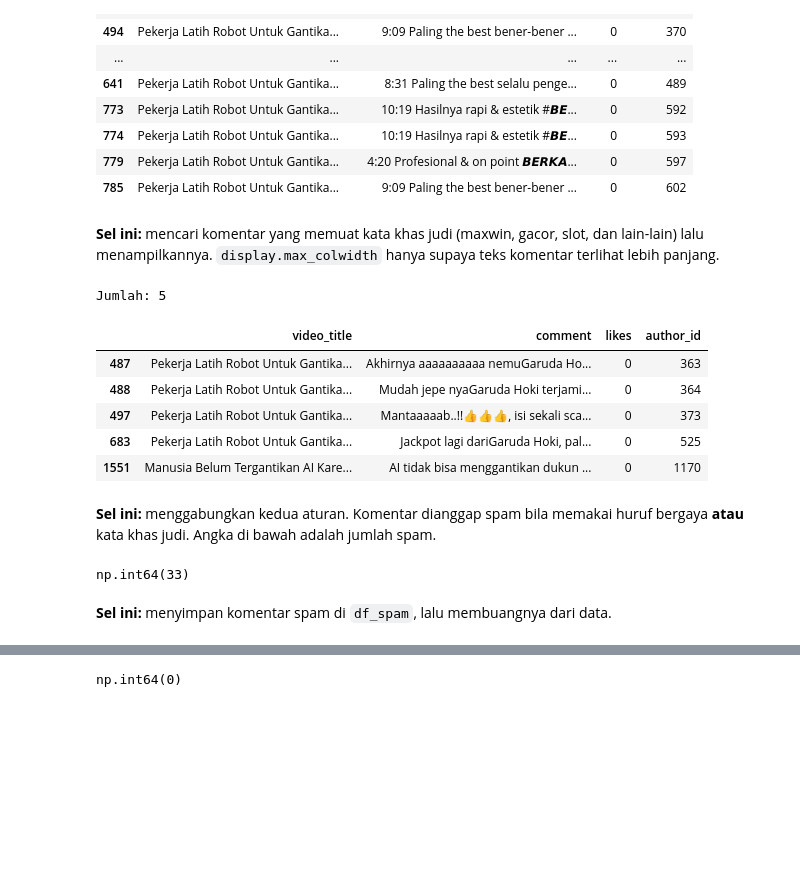
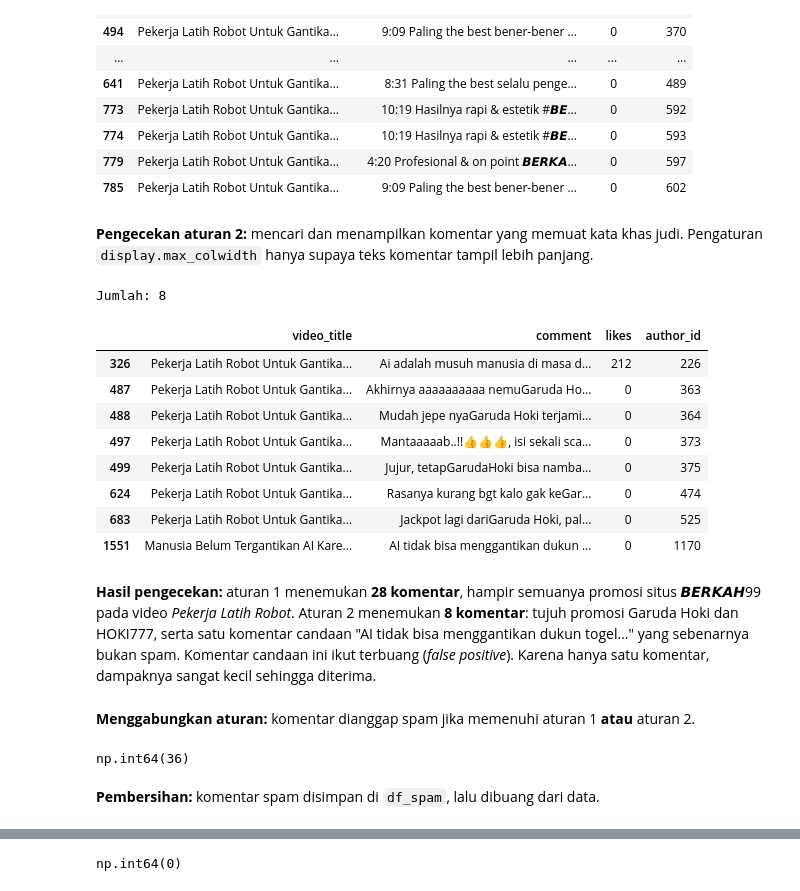
Before and after one commit to RoihansLab/Data-Mining-Project, a Jupyter notebook: youtube_comment_sentiment/Data_Preparation/data_preparation_labeling.ipynb, the cells around one changed output, grey strips where cells are left out. Cells and saved outputs as stored; diff of their text form; code cells hidden in the pictures; blank space fills up the shorter version.

Commit message:
feat: sinkronisasi preprocessing v3 (3.935 data bersih), penyempurnaan teks Bab 3 & 4, dan integrasi dataset claude_v3

```diff
--- a/youtube_comment_sentiment/Data_Preparation/data_preparation_labeling.ipynb
+++ b/youtube_comment_sentiment/Data_Preparation/data_preparation_labeling.ipynb
@@ -534,0 +565,6 @@ Mention mirip URL: tidak mengandung opini dan hanya menambah kata unik yang tida
+# %%
+POLA_TAK_TERLIHAT = "[\u200b\u200c\u2060\ufeff]"
+POLA_SPASI_KHUSUS = "[\u00a0\u2000-\u200a\u202f\u205f\u3000]"
+
+print("Komentar dengan karakter tak terlihat:", df["comment"].str.contains(POLA_TAK_TERLIHAT).sum())
+print("Komentar dengan spasi khusus         :", df["comment"].str.contains(POLA_SPASI_KHUSUS).sum())
@@ -534,0 +576,3 @@ Mention mirip URL: tidak mengandung opini dan hanya menambah kata unik yang tida
+# %%
+df["comment"] = df["comment"].str.replace(POLA_TAK_TERLIHAT, "", regex=True)
+df["comment"] = df["comment"].str.replace(POLA_SPASI_KHUSUS, " ", regex=True)
@@ -609,3 +670,0 @@ np.int64(273)
-# %%
-df["comment"] = df["comment"].str.replace("[\u200b\u200c\u2060\ufeff]", "", regex=True)
-df
@@ -700,30 +750,35 @@ Jumlah: 28
 | 779 | Pekerja Latih Robot Untuk Gantika... | 4:20 Profesional & on point 𝘽𝙀𝙍𝙆𝘼... | 0 | 597 |
 | 785 | Pekerja Latih Robot Untuk Gantika... | 9:09 Paling the best bener-bener ... | 0 | 602 |
 # %% [markdown]
-**Sel ini:** mencari komentar yang memuat kata khas judi (maxwin, gacor, slot, dan lain-lain) lalu menampilkannya. `display.max_colwidth` hanya supaya teks komentar terlihat lebih panjang.
+**Pengecekan aturan 2:** mencari dan menampilkan komentar yang memuat kata khas judi. Pengaturan `display.max_colwidth` hanya supaya teks komentar tampil lebih panjang.
 # %%
 pd.set_option("display.max_colwidth", 140)
 
-khas = df["comment"].str.contains(r"\b(?:maxwin|maxwen|scatter|jackpot|gacor|slot|togel)\b", case=False)
+khas = df["comment"].str.contains(r"\b(?:maxwin|maxwen|scatter|jackpot|gacor|slot|togel)\b|garuda\s*ho\s*ki|hoki\s*\d{2,}", case=False)
 print("Jumlah:", khas.sum())
 df[khas]
 # %% [output]
-Jumlah: 5
+Jumlah: 8
 |  | video_title | comment | likes | author_id |
+| 326 | Pekerja Latih Robot Untuk Gantika... | Ai adalah musuh manusia di masa d... | 212 | 226 |
 | 487 | Pekerja Latih Robot Untuk Gantika... | Akhirnya aaaaaaaaaa nemuGaruda Ho... | 0 | 363 |
 | 488 | Pekerja Latih Robot Untuk Gantika... | Mudah jepe nyaGaruda Hoki terjami... | 0 | 364 |
 | 497 | Pekerja Latih Robot Untuk Gantika... | Mantaaaaab..!!👍👍👍, isi sekali sca... | 0 | 373 |
+| 499 | Pekerja Latih Robot Untuk Gantika... | Jujur, tetapGarudaHoki bisa namba... | 0 | 375 |
+| 624 | Pekerja Latih Robot Untuk Gantika... | Rasanya kurang bgt kalo gak keGar... | 0 | 474 |
 | 683 | Pekerja Latih Robot Untuk Gantika... | Jackpot lagi dariGaruda Hoki, pal... | 0 | 525 |
 | 1551 | Manusia Belum Tergantikan AI Kare... | AI tidak bisa menggantikan dukun ... | 0 | 1170 |
-# %% [markdown]
-**Sel ini:** menggabungkan kedua aturan. Komentar dianggap spam bila memakai huruf bergaya **atau** kata khas judi. Angka di bawah adalah jumlah spam.
+# %% [markdown]
+**Hasil pengecekan:** aturan 1 menemukan **28 komentar**, hampir semuanya promosi situs 𝘽𝙀𝙍𝙆𝘼𝙃99 pada video *Pekerja Latih Robot*. Aturan 2 menemukan **8 komentar**: tujuh promosi Garuda Hoki dan HOKI777, serta satu komentar candaan "AI tidak bisa menggantikan dukun togel…" yang sebenarnya bukan spam. Komentar candaan ini ikut terbuang (*false positive*). Karena hanya satu komentar, dampaknya sangat kecil sehingga diterima.
+# %% [markdown]
+**Menggabungkan aturan:** komentar dianggap spam jika memenuhi aturan 1 **atau** aturan 2.
 # %%
 spam = bergaya | khas
 spam.sum()
 # %% [output]
-np.int64(33)
+np.int64(36)
 # %% [markdown]
-**Sel ini:** menyimpan komentar spam di `df_spam`, lalu membuangnya dari data.
+**Pembersihan:** komentar spam disimpan di `df_spam`, lalu dibuang dari data.
 # %%
 df_spam = df[spam]                       # disimpan untuk EDA
 df = df[~spam].reset_index(drop=True)
```
Also changed, not shown: parts of 209 cells of this notebook, 4 other files.
